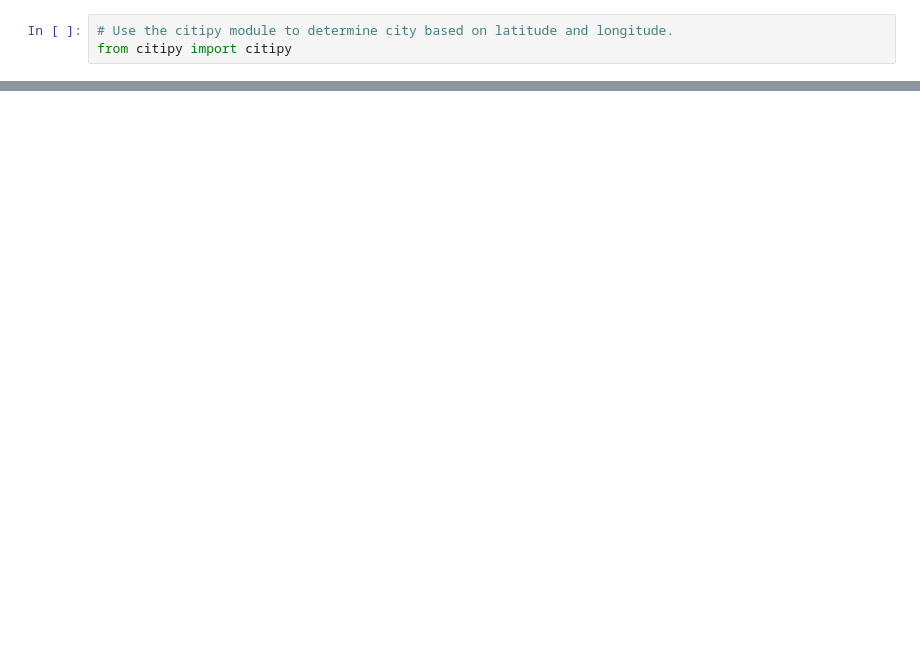
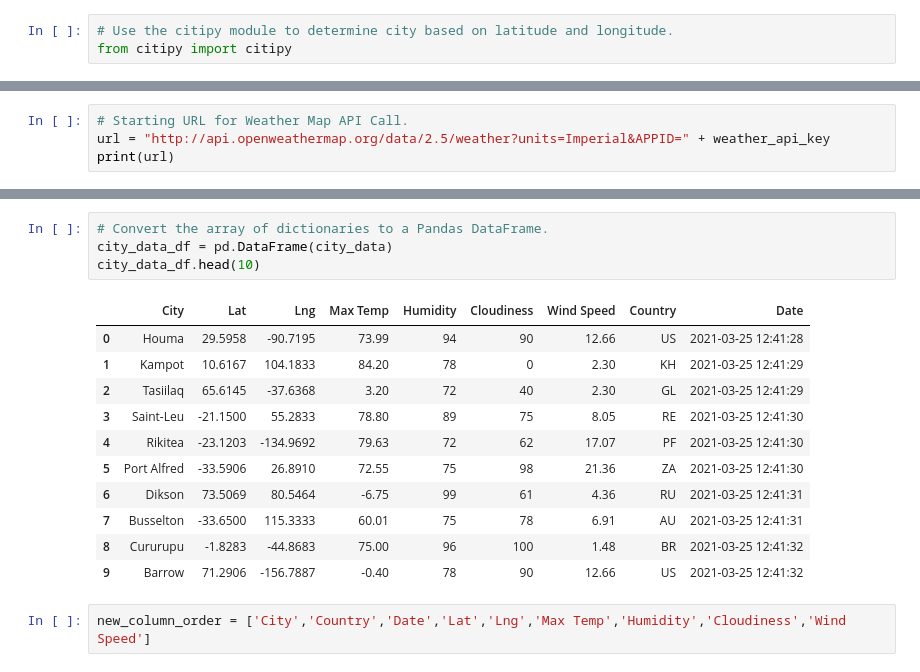
Before and after one commit to Onejledonlala/World_Weather_Analysis, a Jupyter notebook: WeatherPy.ipynb, the cells around one changed output, grey strips where cells are left out. Cells and saved outputs as stored; diff of their text form; blank space fills up the shorter version.

```diff
--- a/WeatherPy.ipynb
+++ b/WeatherPy.ipynb
@@ -54,0 +61,4 @@ len(cities)
+# %%
+# Starting URL for Weather Map API Call.
+url = "http://api.openweathermap.org/data/2.5/weather?units=Imperial&APPID=" + weather_api_key
+print(url)
@@ -54,0 +169,18 @@ len(cities)
+# %%
+# Convert the array of dictionaries to a Pandas DataFrame.
+city_data_df = pd.DataFrame(city_data)
+city_data_df.head(10)
+# %% [output]
+|  | City | Lat | Lng | Max Temp | Humidity | Cloudiness | Wind Speed | Country | Date |
+| 0 | Houma | 29.5958 | -90.7195 | 73.99 | 94 | 90 | 12.66 | US | 2021-03-25 12:41:28 |
+| 1 | Kampot | 10.6167 | 104.1833 | 84.20 | 78 | 0 | 2.30 | KH | 2021-03-25 12:41:29 |
+| 2 | Tasiilaq | 65.6145 | -37.6368 | 3.20 | 72 | 40 | 2.30 | GL | 2021-03-25 12:41:29 |
+| 3 | Saint-Leu | -21.1500 | 55.2833 | 78.80 | 89 | 75 | 8.05 | RE | 2021-03-25 12:41:30 |
+| 4 | Rikitea | -23.1203 | -134.9692 | 79.63 | 72 | 62 | 17.07 | PF | 2021-03-25 12:41:30 |
+| 5 | Port Alfred | -33.5906 | 26.8910 | 72.55 | 75 | 98 | 21.36 | ZA | 2021-03-25 12:41:30 |
+| 6 | Dikson | 73.5069 | 80.5464 | -6.75 | 99 | 61 | 4.36 | RU | 2021-03-25 12:41:31 |
+| 7 | Busselton | -33.6500 | 115.3333 | 60.01 | 75 | 78 | 6.91 | AU | 2021-03-25 12:41:31 |
+| 8 | Cururupu | -1.8283 | -44.8683 | 75.00 | 96 | 100 | 1.48 | BR | 2021-03-25 12:41:32 |
+| 9 | Barrow | 71.2906 | -156.7887 | -0.40 | 78 | 90 | 12.66 | US | 2021-03-25 12:41:32 |
+# %%
+new_column_order = ['City','Country','Date','Lat','Lng','Max Temp','Humidity','Cloudiness','Wind Speed']
```
Also changed, not shown: parts of 10 cells of this notebook, 2 other files.
